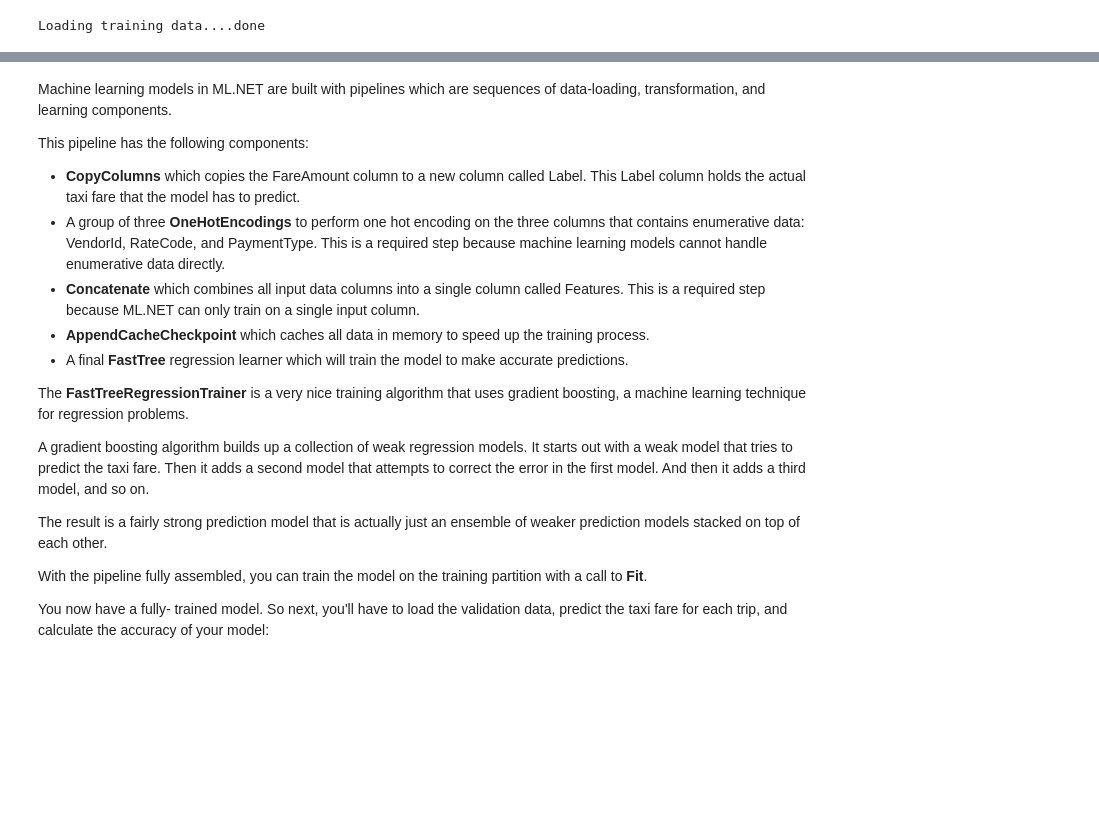
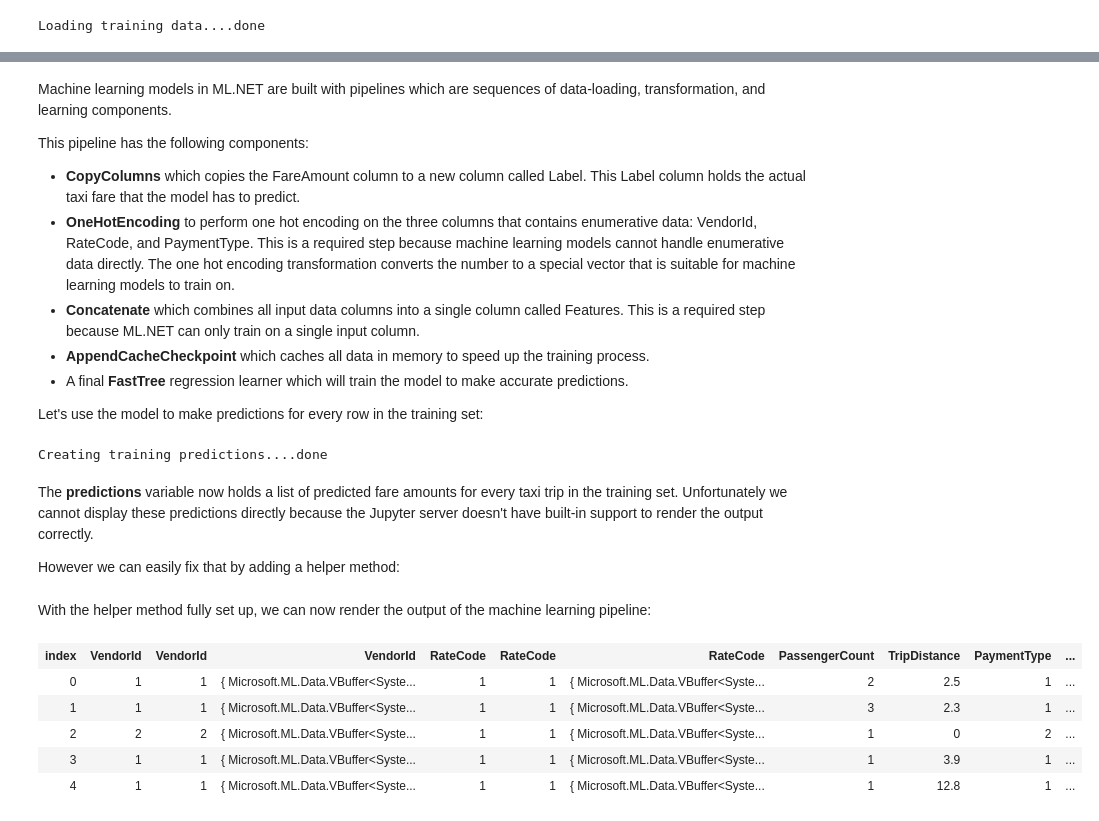
Before and after one commit to mdfarragher/GLC0220, a Jupyter notebook: Regression/TaxiFarePrediction/TaxiFarePrediction.ipynb, the cells around one changed output, grey strips where cells are left out. Drawn from its saved outputs; the diff is of its cells as text; code cells hidden in the pictures; blank space fills up the shorter version.

```diff
--- a/Regression/TaxiFarePrediction/TaxiFarePrediction.ipynb
+++ b/Regression/TaxiFarePrediction/TaxiFarePrediction.ipynb
@@ -176,17 +228,20 @@ Machine learning models in ML.NET are built with pipelines which are sequences o
 This pipeline has the following components:
 
 * **CopyColumns** which copies the FareAmount column to a new column called Label. This Label column holds the actual taxi fare that the model has to predict.
-* A group of three **OneHotEncodings** to perform one hot encoding on the three columns that contains enumerative data: VendorId, RateCode, and PaymentType. This is a required step because machine learning models cannot handle enumerative data directly.
+* **OneHotEncoding** to perform one hot encoding on the three columns that contains enumerative data: VendorId, RateCode, and PaymentType. This is a required step because machine learning models cannot handle enumerative data directly. The one hot encoding transformation converts the number to a special vector that is suitable for machine learning models to train on.
 * **Concatenate** which combines all input data columns into a single column called Features. This is a required step because ML.NET can only train on a single input column.
 * **AppendCacheCheckpoint** which caches all data in memory to speed up the training process.
 * A final **FastTree** regression learner which will train the model to make accurate predictions.
 
-The **FastTreeRegressionTrainer** is a very nice training algorithm that uses gradient boosting, a machine learning technique for regression problems.
-
-A gradient boosting algorithm builds up a collection of weak regression models. It starts out with a weak model that tries to predict the taxi fare. Then it adds a second model that attempts to correct the error in the first model. And then it adds a third model, and so on.
-
-The result is a fairly strong prediction model that is actually just an ensemble of weaker prediction models stacked on top of each other.
-
-With the pipeline fully assembled, you can train the model on the training partition with a call to **Fit**.
-
-You now have a fully- trained model. So next, you'll have to load the validation data, predict the taxi fare for each trip, and calculate the accuracy of your model:
+Let's use the model to make predictions for every row in the training set:
+# %%
+// get a set of predictions
+Console.Write("Creating training predictions....");
+var predictions = model.Transform(cleanedData);
+Console.WriteLine("done");
+# %% [output]
+Creating training predictions....done
+# %% [markdown]
+The **predictions** variable now holds a list of predicted fare amounts for every taxi trip in the training set. Unfortunately we cannot display these predictions directly because the Jupyter server doesn't have built-in support to render the output correctly.
+
+However we can easily fix that by adding a helper method:
@@ -192,0 +278,13 @@ You now have a fully- trained model. So next, you'll have to load the validation
+# %% [markdown]
+With the helper method fully set up, we can now render the output of the machine learning pipeline:
+# %%
+// show a 5-record preview of the output of the machine learning pipeline
+var preview = predictions.Preview(maxRows: 5);
+display(preview);
+# %% [output]
+| index | VendorId | VendorId | VendorId | RateCode | RateCode | RateCode | PassengerCount | TripDistance | PaymentType | ... |
+| 0 | 1 | 1 | { Microsoft.ML.Data.VBuffer<Syste... | 1 | 1 | { Microsoft.ML.Data.VBuffer<Syste... | 2 | 2.5 | 1 | ... |
+| 1 | 1 | 1 | { Microsoft.ML.Data.VBuffer<Syste... | 1 | 1 | { Microsoft.ML.Data.VBuffer<Syste... | 3 | 2.3 | 1 | ... |
+| 2 | 2 | 2 | { Microsoft.ML.Data.VBuffer<Syste... | 1 | 1 | { Microsoft.ML.Data.VBuffer<Syste... | 1 | 0 | 2 | ... |
+| 3 | 1 | 1 | { Microsoft.ML.Data.VBuffer<Syste... | 1 | 1 | { Microsoft.ML.Data.VBuffer<Syste... | 1 | 3.9 | 1 | ... |
+| 4 | 1 | 1 | { Microsoft.ML.Data.VBuffer<Syste... | 1 | 1 | { Microsoft.ML.Data.VBuffer<Syste... | 1 | 12.8 | 1 | ... |
```
Also changed, not shown: parts of 21 cells of this notebook.
